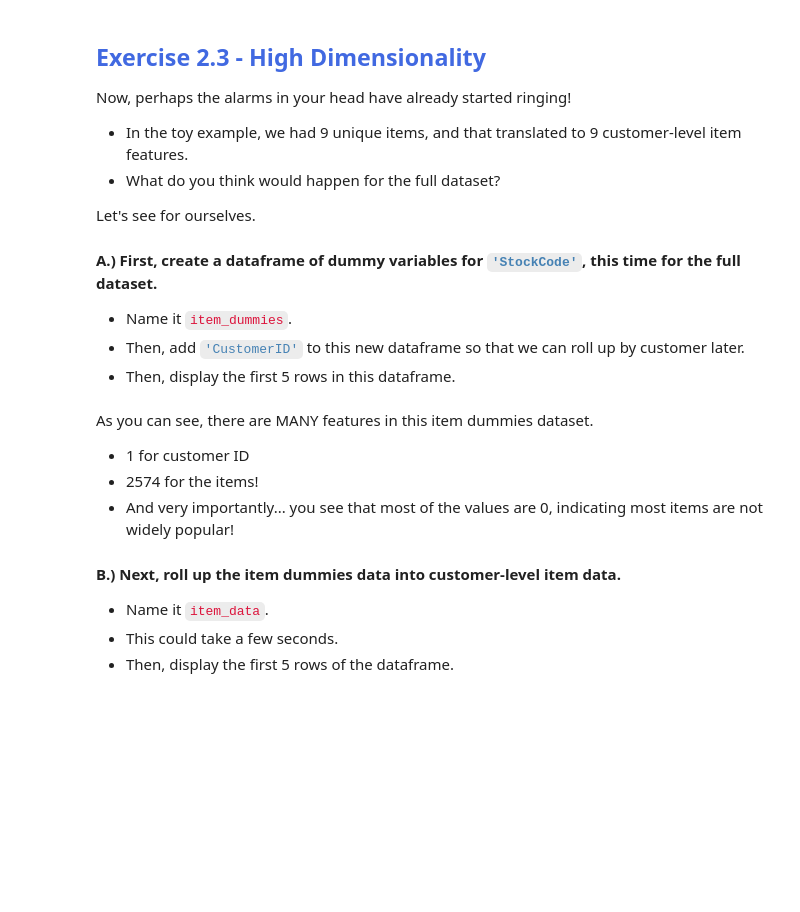
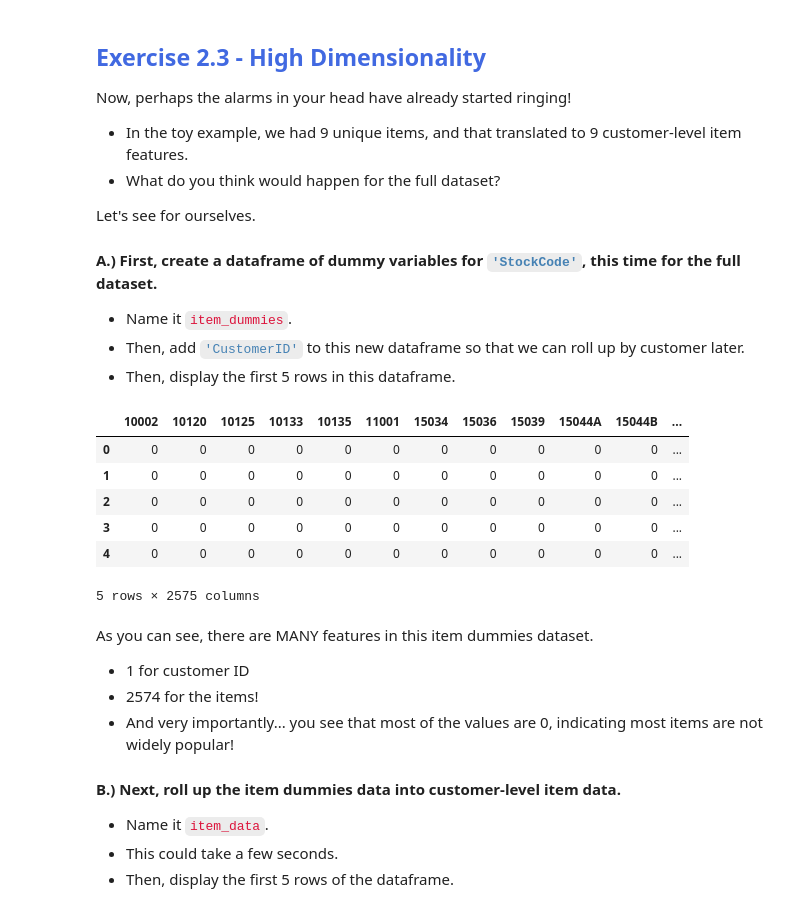
Before and after one commit to tundeiness/Unsupervised_Customer, a Jupyter notebook: 2 - Workbook - Dimensionality Reduction.ipynb, the cells around one changed output. Saved outputs shown, nothing was run; the diff lists cells and outputs as text; code cells hidden in the pictures; blank space fills up the shorter version.

Commit message:
create a dataframe of dummy variables for stockcodes

```diff
--- a/2 - Workbook - Dimensionality Reduction.ipynb
+++ b/2 - Workbook - Dimensionality Reduction.ipynb
@@ -549,6 +549,17 @@ Let's see for ourselves.
 * Name it <code style="color:crimson">item_dummies</code>.
 * Then, add <code style="color:steelblue">'CustomerID'</code> to this new dataframe so that we can roll up by customer later.
 * Then, display the first 5 rows in this dataframe.
+# %%
+item_dummies = pd.concat([pd.get_dummies(cleaned_transactions.StockCode), cleaned_transactions.CustomerID], axis=1)
+item_dummies.head(5)
+# %% [output]
+|  | 10002 | 10120 | 10125 | 10133 | 10135 | 11001 | 15034 | 15036 | 15039 | 15044A | 15044B | ... |
+| 0 | 0 | 0 | 0 | 0 | 0 | 0 | 0 | 0 | 0 | 0 | 0 | ... |
+| 1 | 0 | 0 | 0 | 0 | 0 | 0 | 0 | 0 | 0 | 0 | 0 | ... |
+| 2 | 0 | 0 | 0 | 0 | 0 | 0 | 0 | 0 | 0 | 0 | 0 | ... |
+| 3 | 0 | 0 | 0 | 0 | 0 | 0 | 0 | 0 | 0 | 0 | 0 | ... |
+| 4 | 0 | 0 | 0 | 0 | 0 | 0 | 0 | 0 | 0 | 0 | 0 | ... |
+5 rows × 2575 columns
 # %% [markdown]
 As you can see, there are MANY features in this item dummies dataset.
 * 1 for customer ID
```
